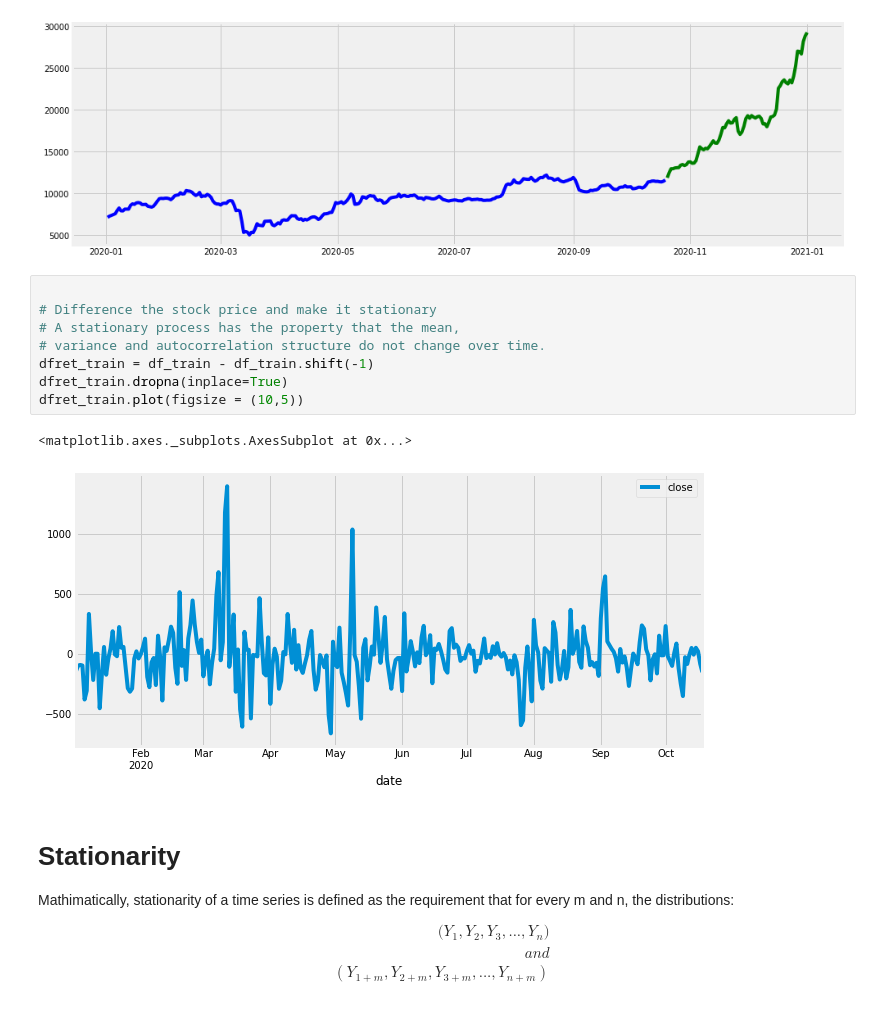
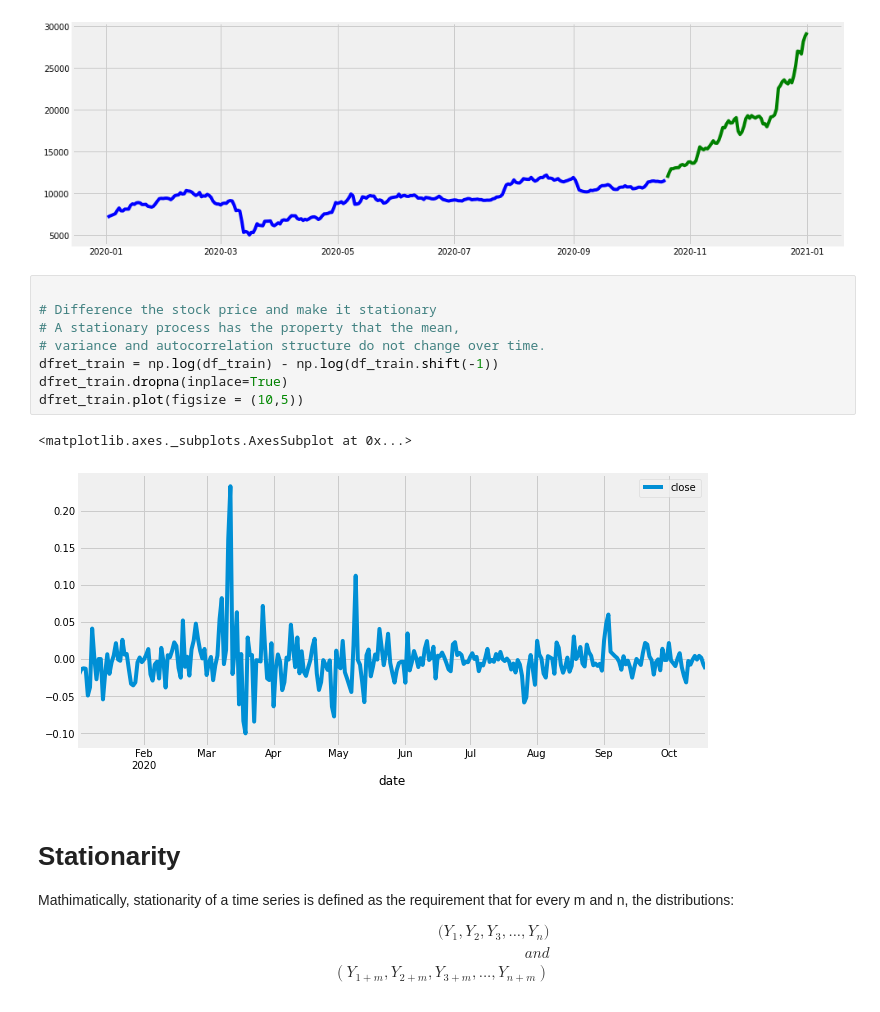
Before and after one commit to ayoubbensakhria/finance_algo, a Jupyter notebook: ARMA_Model.ipynb, the cells around one changed output. Cells and saved outputs as stored; diff of their text form.

```diff
--- a/ARMA_Model.ipynb
+++ b/ARMA_Model.ipynb
@@ -109,14 +109,14 @@ plt.plot(df_valid, color='green')
 # %%
 
 # Difference the stock price and make it stationary
 # A stationary process has the property that the mean,
 # variance and autocorrelation structure do not change over time.
-dfret_train = df_train - df_train.shift(-1)
+dfret_train = np.log(df_train) - np.log(df_train.shift(-1))
 dfret_train.dropna(inplace=True)
 dfret_train.plot(figsize = (10,5))
 # %% [output]
 <matplotlib.axes._subplots.AxesSubplot at 0x...>
-[figure, old version]
+[figure, new version]
 # %% [markdown]
 # Stationarity
 Mathimatically, stationarity of a time series is defined as the requirement that for every m and n, the distributions: \begin{align}
```
Also changed, not shown: parts of 9 cells of this notebook.
